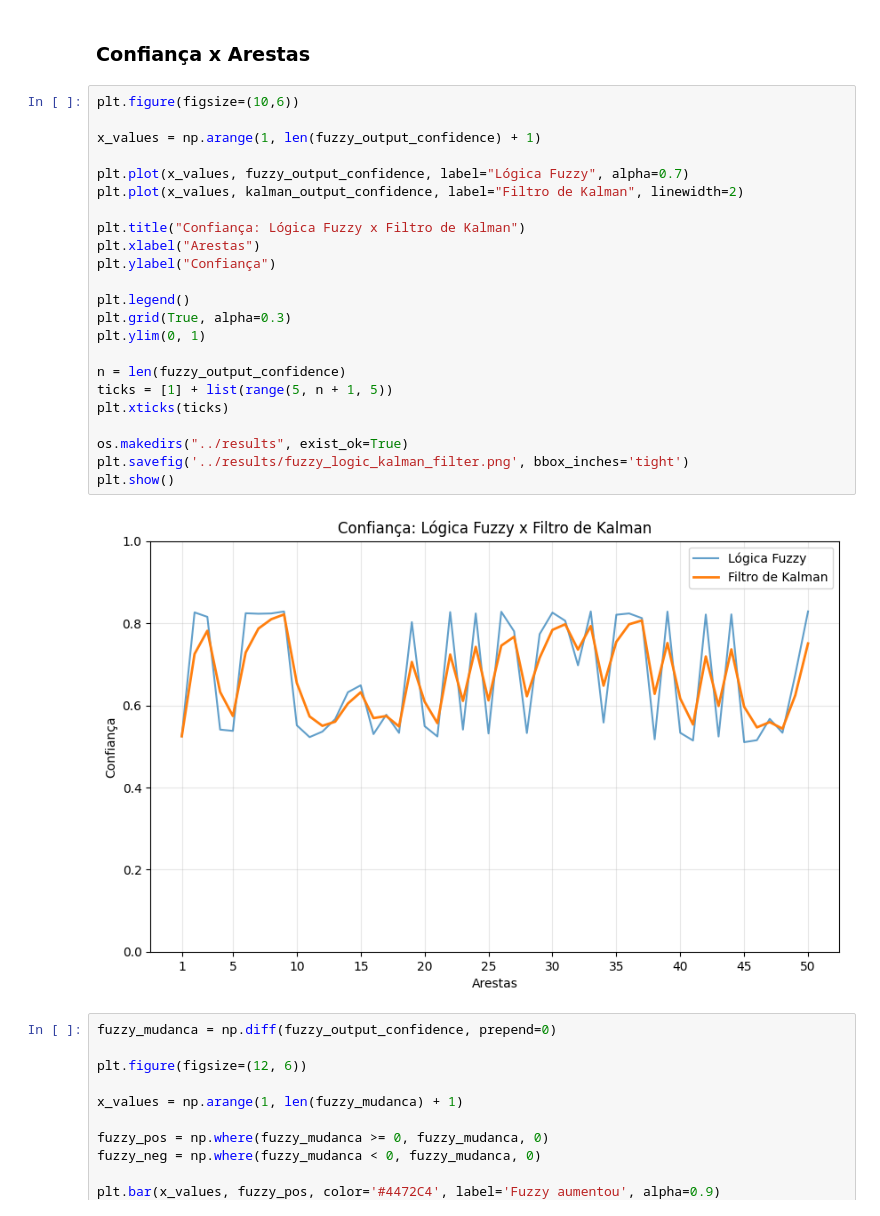
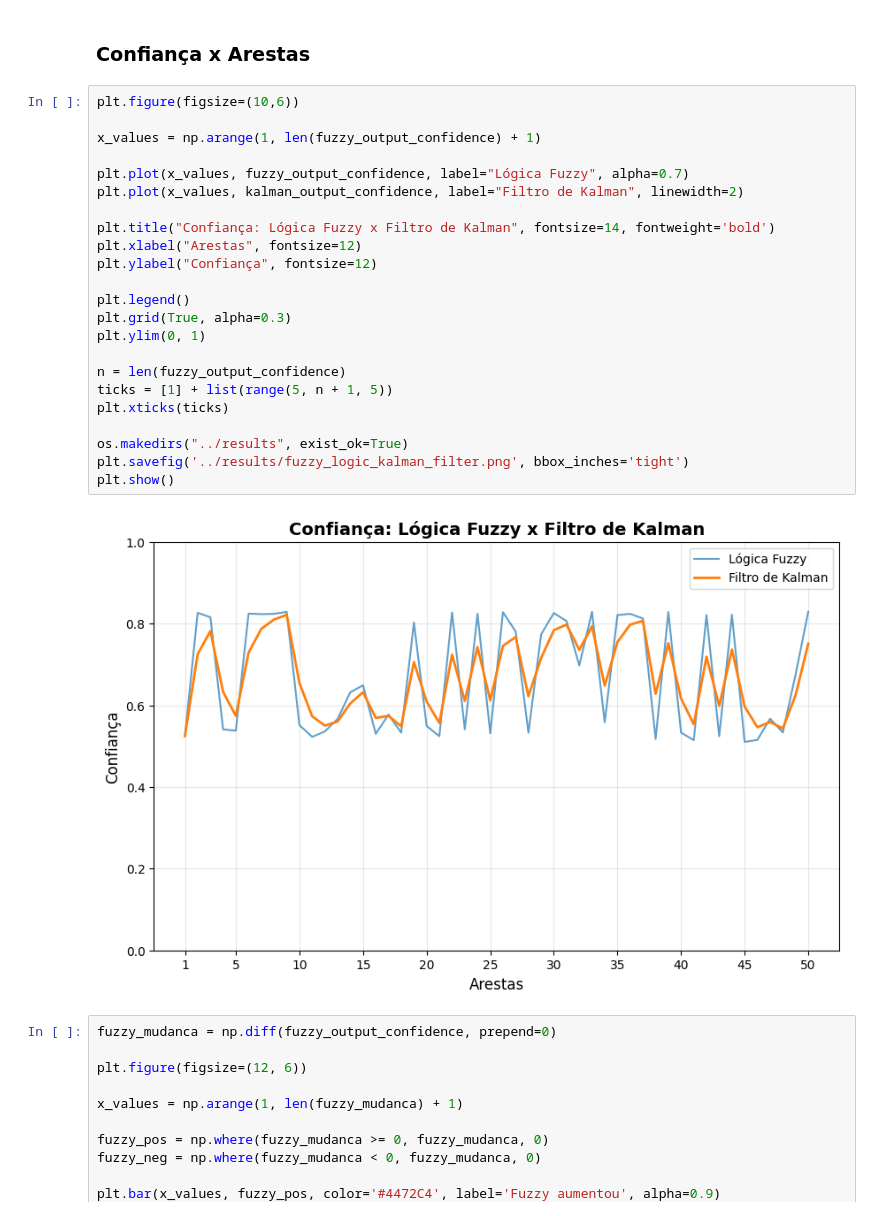
Before and after one commit to charlesluizmendes/RadnetFusion, a Jupyter notebook: src/7.results.ipynb, the cells around one changed output. Cells and saved outputs as stored; diff of their text form.

```diff
--- a/src/7.results.ipynb
+++ b/src/7.results.ipynb
@@ -34,28 +34,28 @@ kalman_output_confidence = kalman_output_df['confidence'].values
 # %%
 plt.figure(figsize=(10,6))
 
 x_values = np.arange(1, len(fuzzy_output_confidence) + 1)
 
 plt.plot(x_values, fuzzy_output_confidence, label="Lógica Fuzzy", alpha=0.7)
 plt.plot(x_values, kalman_output_confidence, label="Filtro de Kalman", linewidth=2)
 
-plt.title("Confiança: Lógica Fuzzy x Filtro de Kalman")
-plt.xlabel("Arestas")
-plt.ylabel("Confiança")
+plt.title("Confiança: Lógica Fuzzy x Filtro de Kalman", fontsize=14, fontweight='bold')
+plt.xlabel("Arestas", fontsize=12)
+plt.ylabel("Confiança", fontsize=12)
 
 plt.legend()
 plt.grid(True, alpha=0.3)
 plt.ylim(0, 1)
 
 n = len(fuzzy_output_confidence)
 ticks = [1] + list(range(5, n + 1, 5))
 plt.xticks(ticks)
 
 os.makedirs("../results", exist_ok=True)
 plt.savefig('../results/fuzzy_logic_kalman_filter.png', bbox_inches='tight')
 plt.show()
 # %% [output]
-[figure, old version]
+[figure, new version]
 # %%
 fuzzy_mudanca = np.diff(fuzzy_output_confidence, prepend=0)
 
```
Also changed, not shown: 1 other file.
